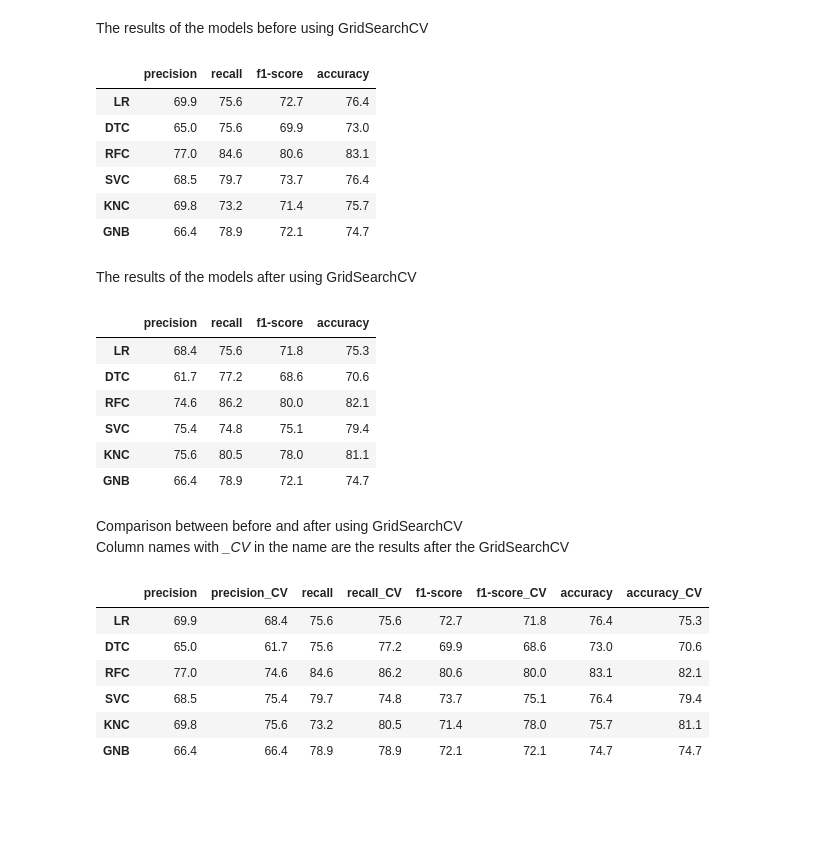
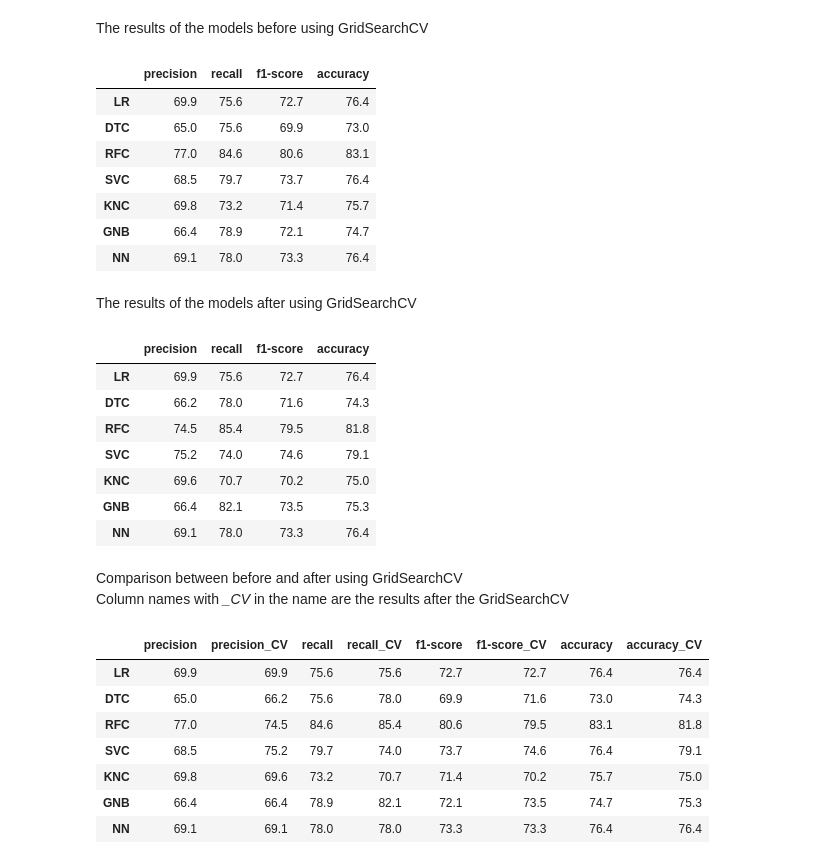
Before and after one commit to GustavoGil13/classifiers-red-wine-quality, a Jupyter notebook: classifiers.ipynb, the cells around one changed output. Drawn from its saved outputs; the diff is of its cells as text; code cells hidden in the pictures; blank space fills up the shorter version.

```diff
--- a/classifiers.ipynb
+++ b/classifiers.ipynb
@@ -846,0 +904,2 @@ models_best_results.append(list(df_report.iloc[0, :-1].values) + [accuracy_score
+# %%
+history = nn.fit(X_train, y_train, validation_data = (X_test, y_test), epochs = 50, batch_size = 32)
@@ -846,0 +946,9 @@ models_best_results.append(list(df_report.iloc[0, :-1].values) + [accuracy_score
+# %%
+y_pred = nn.predict(X_test)
+y_pred_coded = [1 if x >= 0.5 else 0 for x in y_pred]
+# %%
+report = classification_report(y_test, y_pred_coded, output_dict=True)
+df_report = pd.DataFrame(report).transpose()
+if save:
+    df_report.to_csv("tables/nn_report.csv")
+df_report
@@ -847,3 +971,6 @@ models_best_results.append(list(df_report.iloc[0, :-1].values) + [accuracy_score
+# %%
+models_best_results.append(list(df_report.iloc[0, :-1].values) + [accuracy_score(y_test, y_pred_coded)])
+models_results.append(list(df_report.iloc[0, :-1].values) + [accuracy_score(y_test, y_pred_coded)])
 # %% [markdown]
 #### Final results
 
@@ -860,7 +990,7 @@ models_best_parameters
 # %% [markdown]
 The results of the models before using GridSearchCV
 # %%
-df_results = pd.DataFrame(models_results, columns = ["precision", "recall", "f1-score", "accuracy"], index = ["LR", "DTC", "RFC", "SVC", "KNC", "GNB"])
+df_results = pd.DataFrame(models_results, columns = ["precision", "recall", "f1-score", "accuracy"], index = ["LR", "DTC", "RFC", "SVC", "KNC", "GNB", "NN"])
 df_results = df_results.round(3)
 df_results = df_results * 100
 if save:
@@ -874,10 +1004,11 @@ df_results
 | SVC | 68.5 | 79.7 | 73.7 | 76.4 |
 | KNC | 69.8 | 73.2 | 71.4 | 75.7 |
 | GNB | 66.4 | 78.9 | 72.1 | 74.7 |
+| NN | 69.1 | 78.0 | 73.3 | 76.4 |
 # %% [markdown]
 The results of the models after using GridSearchCV
 # %%
-df_best_results = pd.DataFrame(models_best_results, columns = ["precision", "recall", "f1-score", "accuracy"], index = ["LR", "DTC", "RFC", "SVC", "KNC", "GNB"])
+df_best_results = pd.DataFrame(models_best_results, columns = ["precision", "recall", "f1-score", "accuracy"], index = ["LR", "DTC", "RFC", "SVC", "KNC", "GNB", "NN"])
 df_best_results = df_best_results.round(3)
 df_best_results = df_best_results * 100
 if save:
@@ -885,29 +1016,31 @@ if save:
 df_best_results
 # %% [output]
 |  | precision | recall | f1-score | accuracy |
-| LR | 68.4 | 75.6 | 71.8 | 75.3 |
-| DTC | 61.7 | 77.2 | 68.6 | 70.6 |
-| RFC | 74.6 | 86.2 | 80.0 | 82.1 |
-| SVC | 75.4 | 74.8 | 75.1 | 79.4 |
-| KNC | 75.6 | 80.5 | 78.0 | 81.1 |
-| GNB | 66.4 | 78.9 | 72.1 | 74.7 |
+| LR | 69.9 | 75.6 | 72.7 | 76.4 |
+| DTC | 66.2 | 78.0 | 71.6 | 74.3 |
+| RFC | 74.5 | 85.4 | 79.5 | 81.8 |
+| SVC | 75.2 | 74.0 | 74.6 | 79.1 |
+| KNC | 69.6 | 70.7 | 70.2 | 75.0 |
+| GNB | 66.4 | 82.1 | 73.5 | 75.3 |
+| NN | 69.1 | 78.0 | 73.3 | 76.4 |
 # %% [markdown]
 Comparison between before and after using GridSearchCV <br>
 Column names with *_CV* in the name are the results after the GridSearchCV
 # %%
 results_comparison = [[result[0], best_result[0], result[1], best_result[1], result[2], best_result[2], result[3], best_result[3]] for result, best_result in zip(models_results, models_best_results)]
 # %%
-df_results_comparison = pd.DataFrame(results_comparison, columns = ["precision", "precision_CV", "recall", "recall_CV", "f1-score", "f1-score_CV", "accuracy", "accuracy_CV"], index = ["LR", "DTC", "RFC", "SVC", "KNC", "GNB"])
+df_results_comparison = pd.DataFrame(results_comparison, columns = ["precision", "precision_CV", "recall", "recall_CV", "f1-score", "f1-score_CV", "accuracy", "accuracy_CV"], index = ["LR", "DTC", "RFC", "SVC", "KNC", "GNB", "NN"])
 df_results_comparison = df_results_comparison.round(3)
 df_results_comparison = df_results_comparison * 100
 if save:
-  df_results_comparison.to_csv(f"tables/results_comparison.csv")
+  df_results_comparison.to_csv(f"tables/results_comparison_cv_{cv}.csv")
 df_results_comparison
 # %% [output]
 |  | precision | precision_CV | recall | recall_CV | f1-score | f1-score_CV | accuracy | accuracy_CV |
-| LR | 69.9 | 68.4 | 75.6 | 75.6 | 72.7 | 71.8 | 76.4 | 75.3 |
-| DTC | 65.0 | 61.7 | 75.6 | 77.2 | 69.9 | 68.6 | 73.0 | 70.6 |
-| RFC | 77.0 | 74.6 | 84.6 | 86.2 | 80.6 | 80.0 | 83.1 | 82.1 |
-| SVC | 68.5 | 75.4 | 79.7 | 74.8 | 73.7 | 75.1 | 76.4 | 79.4 |
-| KNC | 69.8 | 75.6 | 73.2 | 80.5 | 71.4 | 78.0 | 75.7 | 81.1 |
-| GNB | 66.4 | 66.4 | 78.9 | 78.9 | 72.1 | 72.1 | 74.7 | 74.7 |
+| LR | 69.9 | 69.9 | 75.6 | 75.6 | 72.7 | 72.7 | 76.4 | 76.4 |
+| DTC | 65.0 | 66.2 | 75.6 | 78.0 | 69.9 | 71.6 | 73.0 | 74.3 |
+| RFC | 77.0 | 74.5 | 84.6 | 85.4 | 80.6 | 79.5 | 83.1 | 81.8 |
+| SVC | 68.5 | 75.2 | 79.7 | 74.0 | 73.7 | 74.6 | 76.4 | 79.1 |
+| KNC | 69.8 | 69.6 | 73.2 | 70.7 | 71.4 | 70.2 | 75.7 | 75.0 |
+| GNB | 66.4 | 66.4 | 78.9 | 82.1 | 72.1 | 73.5 | 74.7 | 75.3 |
+| NN | 69.1 | 69.1 | 78.0 | 78.0 | 73.3 | 73.3 | 76.4 | 76.4 |
```
Also changed, not shown: parts of 48 cells of this notebook.
